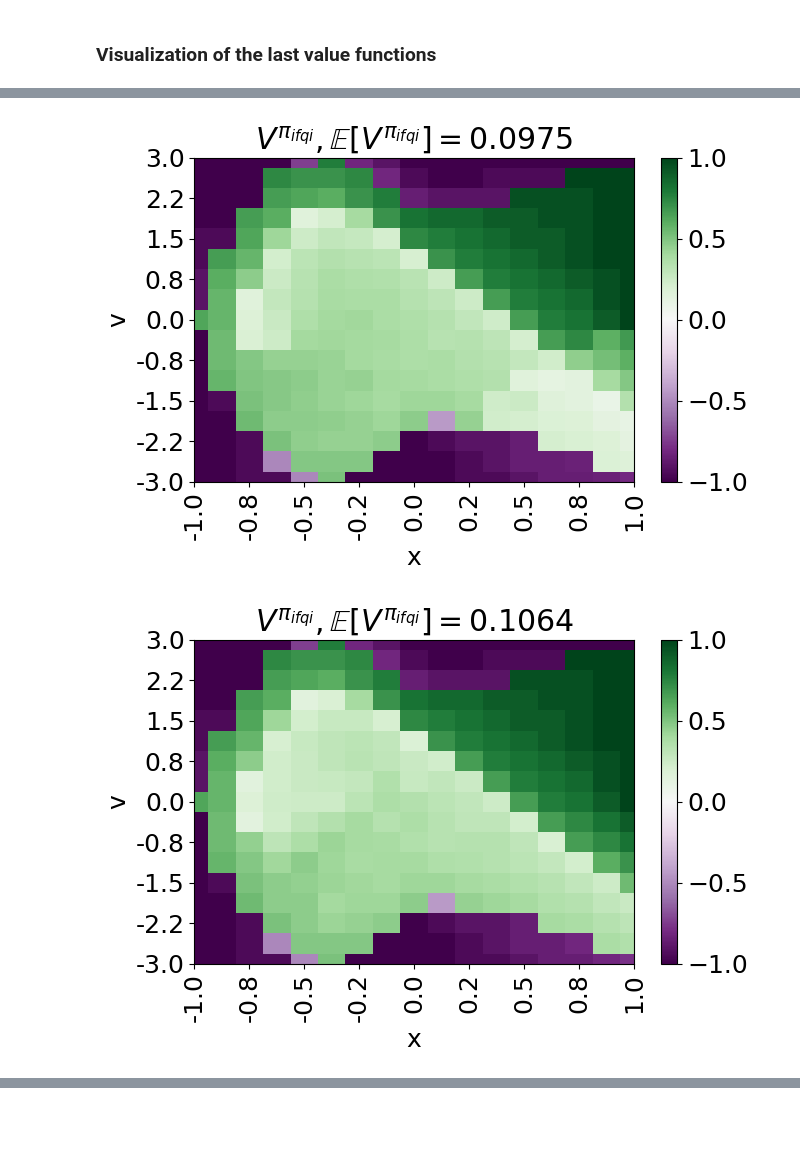
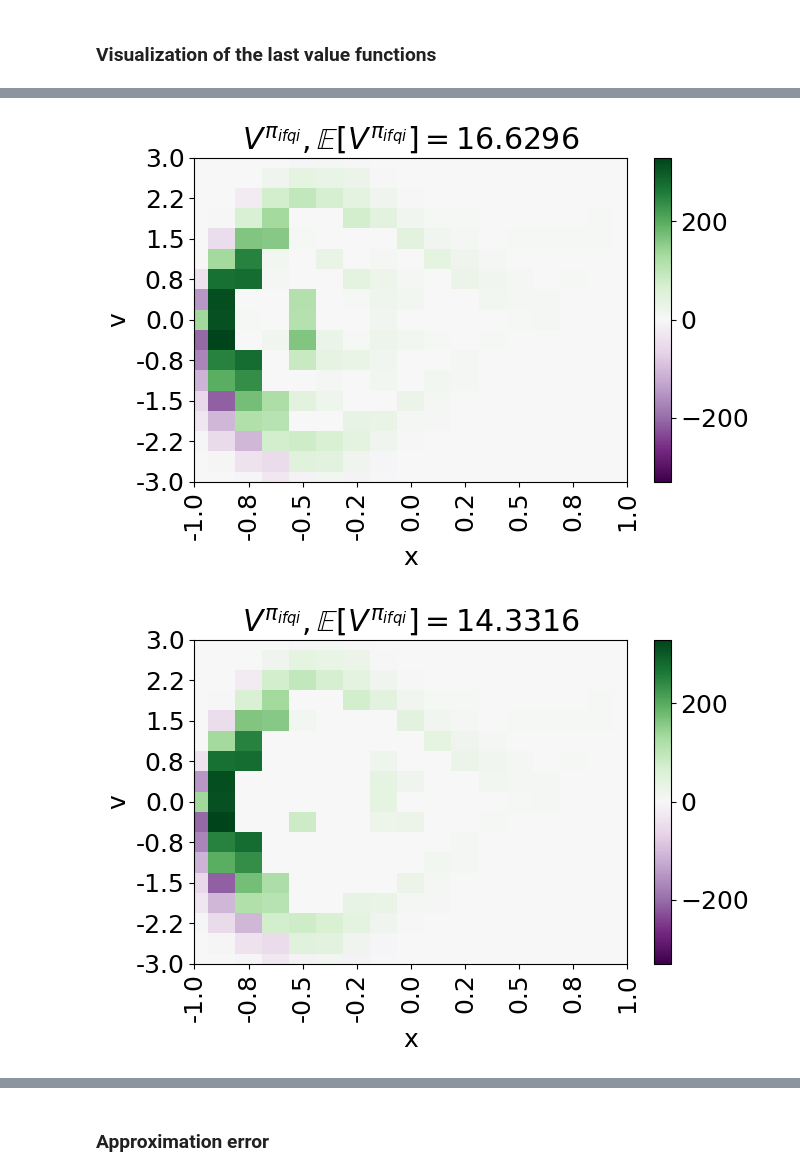
Before and after one commit to theovincent/i-DQN, a Jupyter notebook: experiments/car_on_hill/plots.ipynb, the cells around one changed output, grey strips where cells are left out. Drawn from its saved outputs; the diff is of its cells as text; code cells hidden in the pictures; blank space fills up the shorter version.

```diff
--- a/experiments/car_on_hill/plots.ipynb
+++ b/experiments/car_on_hill/plots.ipynb
@@ -36,8 +41,8 @@ for idx, bellman_iterations_scope in enumerate(list_bellman_iterations_scope):
 # %% [markdown]
 ### Distances with the optimal Q function
 # %%
-ifqi_q_mean = np.sqrt(np.mean(np.square(ifqi_q - optimal_q), axis=(3, 4, 5))).mean(axis=1)
-ifqi_q_std = np.sqrt(np.mean(np.square(ifqi_q - optimal_q), axis=(3, 4, 5))).std(axis=1)
+ifqi_q_mean = np.sqrt(np.mean(np.square(ifqi_q - optimal_q) * samples_mask_q_format, axis=(3, 4, 5))).mean(axis=1)
+ifqi_q_std = np.sqrt(np.mean(np.square(ifqi_q - optimal_q) * samples_mask_q_format, axis=(3, 4, 5))).std(axis=1)
 ifqi_q_confidence_interval = np.zeros((len(list_bellman_iterations_scope), 2, n_bellman_iterations + 1))
 
 for idx in range(len(list_bellman_iterations_scope)):
@@ -99,8 +107,8 @@ for idx in range(len(list_bellman_iterations_scope)):
 # %% [markdown]
 ### Distance to optimal value function
 # %%
-ifqi_v_mean = np.sqrt(np.mean(np.square(ifqi_v - optimal_v), axis=(3, 4))).mean(axis=1)
-ifqi_v_std = np.sqrt(np.mean(np.square(ifqi_v - optimal_v), axis=(3, 4))).std(axis=1)
+ifqi_v_mean = np.sqrt(np.mean(np.square(ifqi_v - optimal_v) * samples_mask, axis=(3, 4))).mean(axis=1)
+ifqi_v_std = np.sqrt(np.mean(np.square(ifqi_v - optimal_v) * samples_mask, axis=(3, 4))).std(axis=1)
 ifqi_v_confidence_interval = np.zeros((len(list_bellman_iterations_scope), 2, n_bellman_iterations + 1))
 
 for idx in range(len(list_bellman_iterations_scope)):
@@ -129,14 +137,14 @@ _ = plt.savefig(f"figures/{experiment_name}/distance_to_optimal_V.pdf", bbox_inc
 # %% [markdown]
 ### Value functions
 # %%
-ifqi_v_mean_performance = np.mean(ifqi_v, axis=(3, 4)).mean(axis=1)
-ifqi_v_std_performance = np.mean(ifqi_v, axis=(3, 4)).std(axis=1)
+ifqi_v_mean_performance = np.mean(ifqi_v * samples_mask, axis=(3, 4)).mean(axis=1)
+ifqi_v_std_performance = np.mean(ifqi_v * samples_mask, axis=(3, 4)).std(axis=1)
 ifqi_v_confidence_interval_performance = np.zeros((len(list_bellman_iterations_scope), 2, n_bellman_iterations + 1))
 
 for idx in range(len(list_bellman_iterations_scope)):
     ifqi_v_confidence_interval_performance[idx] = confidence_interval(ifqi_v_mean_performance[idx], ifqi_v_std_performance[idx], n_seeds)
 
-optimal_v_performance = (optimal_v).mean()
+optimal_v_performance = (optimal_v * samples_mask).mean()
 # %%
 import matplotlib.pyplot as plt
 from experiments import colors
@@ -173,7 +181,7 @@ states_v = np.linspace(-max_velocity, max_velocity, n_states_v)
 
 q_visu_mesh = TwoDimesionsMesh(states_x, states_v)
 
-q_visu_mesh.set_values(optimal_v)
-q_visu_mesh.show(r"$V^{\pi^*}, \mathbb{E}\left[ V^{\pi^*} \right] =$" + str(np.round(np.mean(optimal_v), 2)))
+q_visu_mesh.set_values(optimal_v * samples_mask)
+q_visu_mesh.show(r"$V^{\pi^*}, \mathbb{E}\left[ V^{\pi^*} \right] =$" + str(np.round(np.mean(optimal_v * samples_mask), 2)))
 _ = plt.savefig(f"figures/{experiment_name}/optimal_V.pdf", bbox_inches='tight')
 # %% [output]
@@ -181,10 +189,10 @@ _ = plt.savefig(f"figures/{experiment_name}/optimal_V.pdf", bbox_inches='tight')
 # %%
 for idx in range(len(list_bellman_iterations_scope)):
     ifqi_last_v = ifqi_v[idx, :, -1].mean(axis=0)
 
-    q_visu_mesh.set_values(ifqi_last_v)
-    q_visu_mesh.show(r"$V^{\pi_{ifqi}}, \mathbb{E}\left[ V^{\pi_{ifqi}} \right] =$" + f"{np.round(np.mean(ifqi_last_v), 4)}")
+    q_visu_mesh.set_values(ifqi_last_v * samples_mask)
+    q_visu_mesh.show(r"$V^{\pi_{ifqi}}, \mathbb{E}\left[ V^{\pi_{ifqi}} \right] =$" + f"{np.round(np.mean(ifqi_last_v * samples_mask), 4)}")
     _ = plt.savefig(f"figures/{experiment_name}/ifqi_V_{list_bellman_iterations_scope[idx]}.pdf", bbox_inches='tight')
 # %% [output]
-[figure, old version]
+[figure, new version]
-[figure, old version]
+[figure, new version]
@@ -191,0 +203,2 @@ for idx in range(len(list_bellman_iterations_scope)):
+# %% [markdown]
+### Approximation error
```
Also changed, not shown: parts of 11 cells of this notebook, 5 other files.
